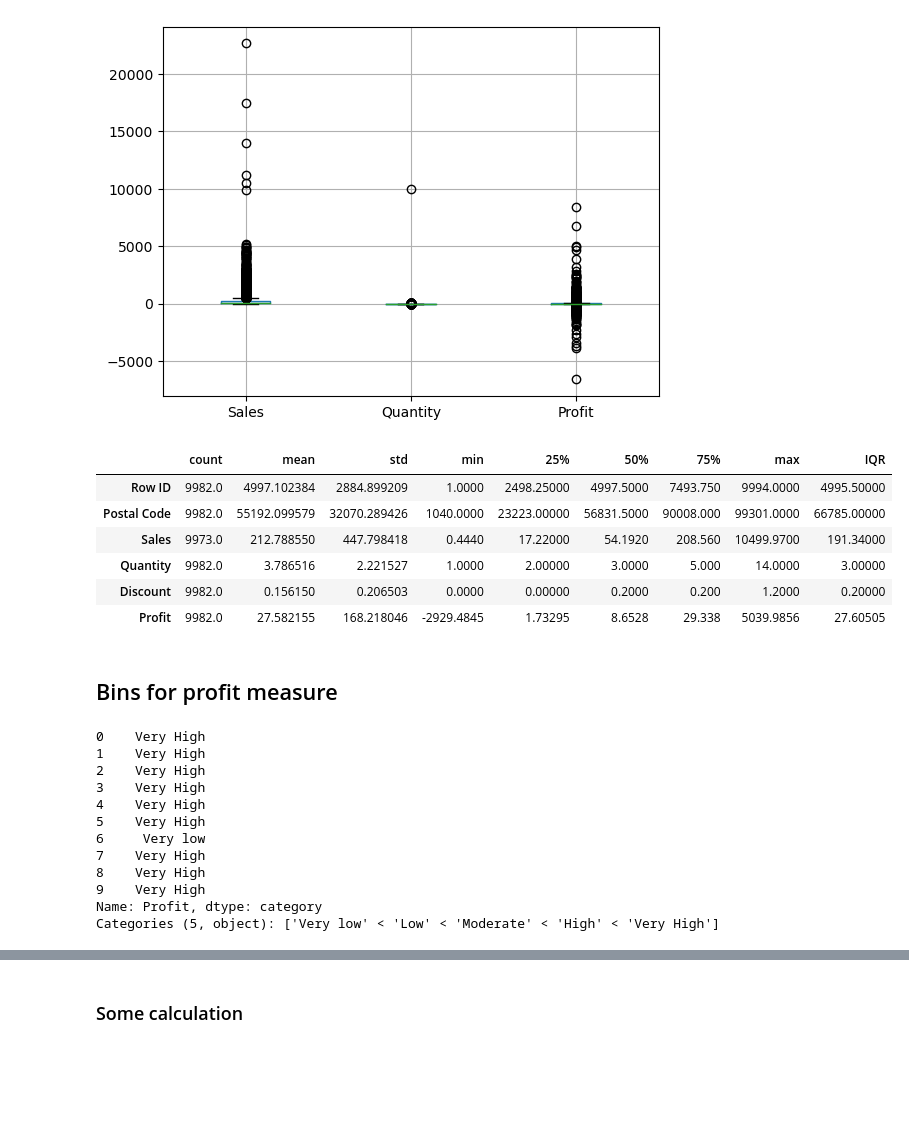
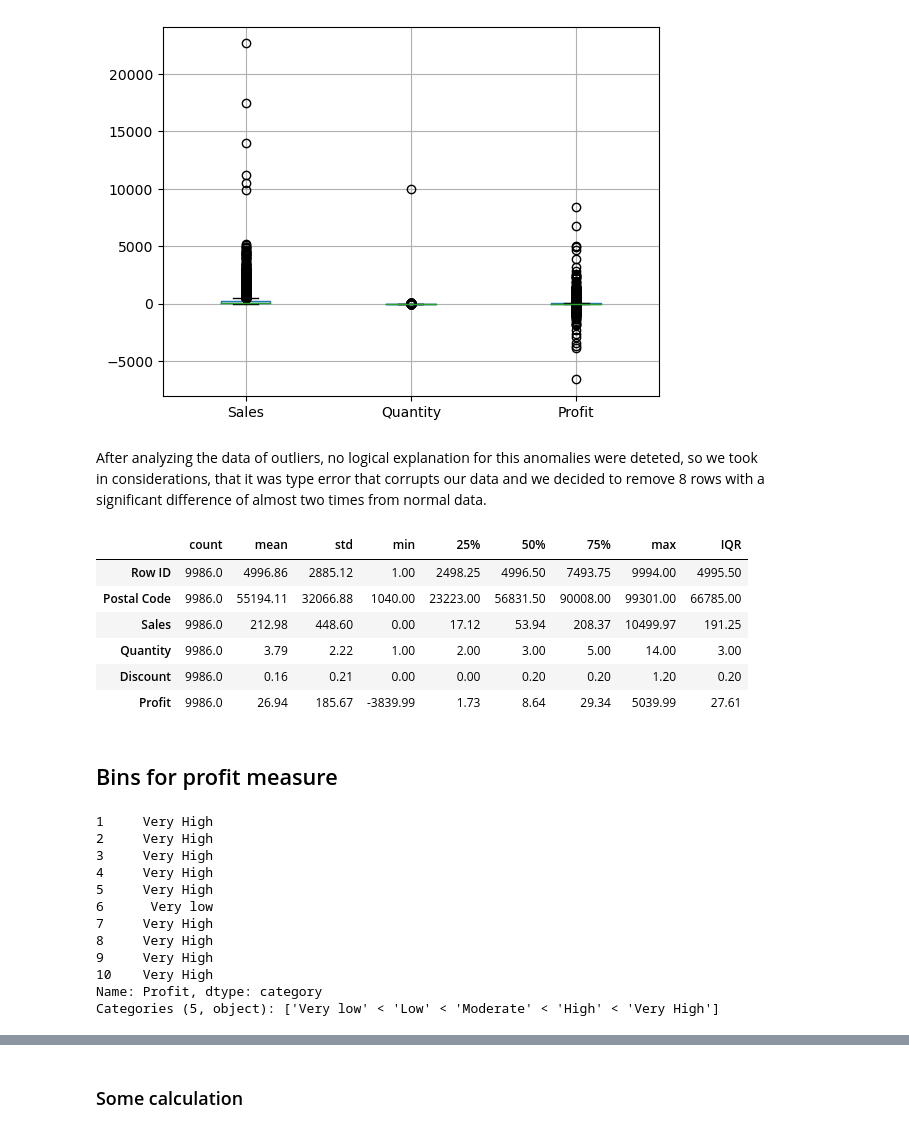
Before and after one commit to EljMorgan/Project3_DataPrep, a Jupyter notebook: Project_main.ipynb, the cells around one changed output, grey strips where cells are left out. Cells and saved outputs as stored; diff of their text form; code cells hidden in the pictures; blank space fills up the shorter version.

```diff
--- a/Project_main.ipynb
+++ b/Project_main.ipynb
@@ -5,6 +5,8 @@ import plotly.express as px
 import matplotlib.pyplot as plt
 # %%
 sales = pd.read_excel('9 - Superstore.xls', index_col= False)
+#rounding all values till 2 after coma
+sales = sales.round(2)
 sales.head()
 # %% [output]
 |  | Row ID | Order ID | Order Date | Ship Date | Ship Mode | Customer ID | Customer Name | Segment | Country | ... |
@@ -298,22 +283,24 @@ sales.boxplot(numeric_col)
 # %% [output]
 <AxesSubplot:>
 [figure]
+# %% [markdown]
+After analyzing the data of outliers, no logical explanation for this anomalies were deteted, so we took in considerations, that it was type error that corrupts our data and we decided to remove 8 rows with a significant difference of almost two times from normal data.
 # %%
 #deleting rows with outliers by zeros
-sales.drop([0, 29, 441, 1291, 1863, 1864], axis = 0, inplace=True )
-sales.drop([1869, 1883, 3093, 3094, 3096, 4286], axis = 0, inplace=True)
+sales.drop([0, 29, 1291, 1863], axis = 0, inplace=True )
+sales.drop([1869, 3093, 3094, 4286], axis = 0, inplace=True)
 # %%
 stats = sales.describe().transpose()
 stats['IQR'] = stats['75%'] - stats['25%']
-stats
+round(stats, 2)
 # %% [output]
 |  | count | mean | std | min | 25% | 50% | 75% | max | IQR |
-| Row ID | 9982.0 | 4997.102384 | 2884.899209 | 1.0000 | 2498.25000 | 4997.5000 | 7493.750 | 9994.0000 | 4995.50000 |
-| Postal Code | 9982.0 | 55192.099579 | 32070.289426 | 1040.0000 | 23223.00000 | 56831.5000 | 90008.000 | 99301.0000 | 66785.00000 |
-| Sales | 9973.0 | 212.788550 | 447.798418 | 0.4440 | 17.22000 | 54.1920 | 208.560 | 10499.9700 | 191.34000 |
-| Quantity | 9982.0 | 3.786516 | 2.221527 | 1.0000 | 2.00000 | 3.0000 | 5.000 | 14.0000 | 3.00000 |
-| Discount | 9982.0 | 0.156150 | 0.206503 | 0.0000 | 0.00000 | 0.2000 | 0.200 | 1.2000 | 0.20000 |
-| Profit | 9982.0 | 27.582155 | 168.218046 | -2929.4845 | 1.73295 | 8.6528 | 29.338 | 5039.9856 | 27.60505 |
+| Row ID | 9986.0 | 4996.86 | 2885.12 | 1.00 | 2498.25 | 4996.50 | 7493.75 | 9994.00 | 4995.50 |
+| Postal Code | 9986.0 | 55194.11 | 32066.88 | 1040.00 | 23223.00 | 56831.50 | 90008.00 | 99301.00 | 66785.00 |
+| Sales | 9986.0 | 212.98 | 448.60 | 0.00 | 17.12 | 53.94 | 208.37 | 10499.97 | 191.25 |
+| Quantity | 9986.0 | 3.79 | 2.22 | 1.00 | 2.00 | 3.00 | 5.00 | 14.00 | 3.00 |
+| Discount | 9986.0 | 0.16 | 0.21 | 0.00 | 0.00 | 0.20 | 0.20 | 1.20 | 0.20 |
+| Profit | 9986.0 | 26.94 | 185.67 | -3839.99 | 1.73 | 8.64 | 29.34 | 5039.99 | 27.61 |
 # %% [markdown]
 ## Bins for profit measure
 # %%
@@ -324,16 +311,16 @@ profit_labels = ['Very low', 'Low', 'Moderate', 'High', 'Very High']
 bins = pd.qcut(sales['Profit'], 5, labels = profit_labels)
 bins.head(10)
 # %% [output]
-0    Very High
-1    Very High
-2    Very High
-3    Very High
-4    Very High
-5    Very High
-6     Very low
-7    Very High
-8    Very High
-9    Very High
+1     Very High
+2     Very High
+3     Very High
+4     Very High
+5     Very High
+6      Very low
+7     Very High
+8     Very High
+9     Very High
+10    Very High
 Name: Profit, dtype: category
 Categories (5, object): ['Very low' < 'Low' < 'Moderate' < 'High' < 'Very High']
 # %%
```
Also changed, not shown: parts of 23 cells of this notebook, 1 other file.
